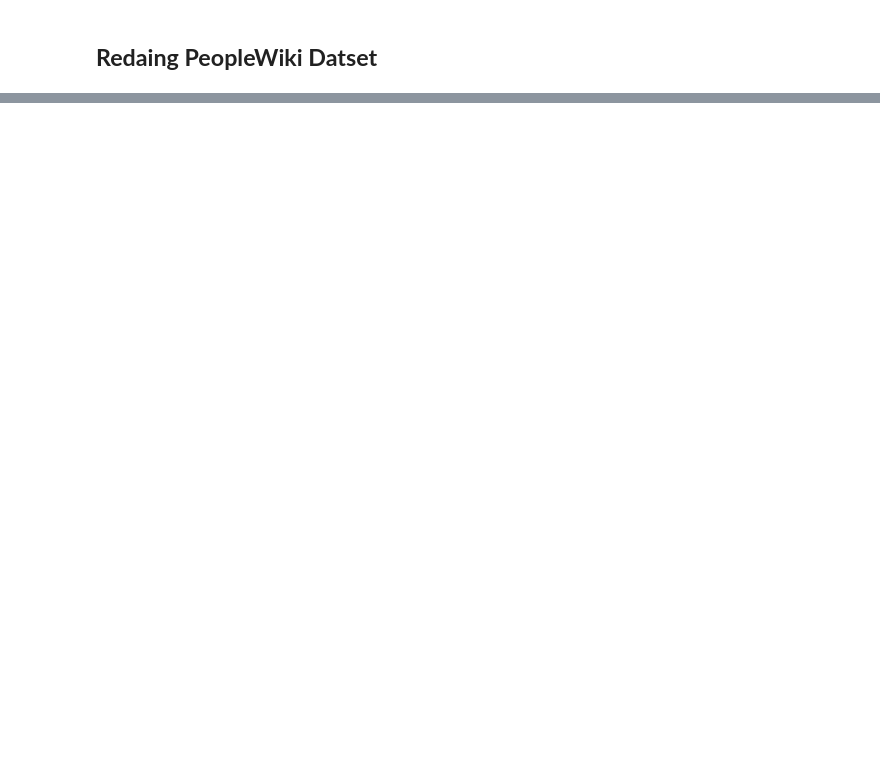
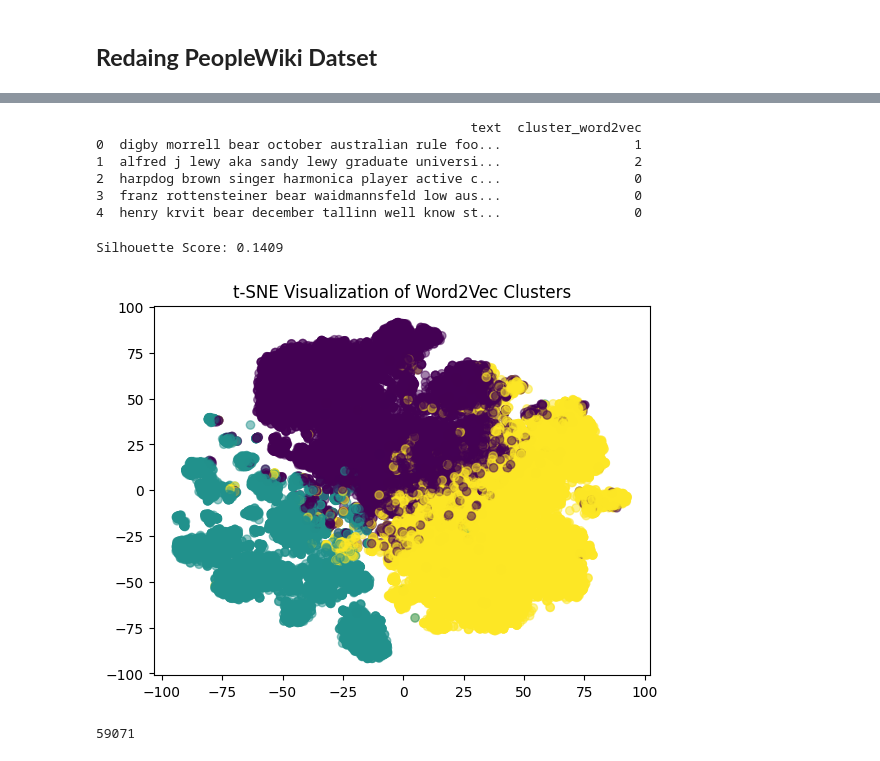
Before and after one commit to ali2yman/Text-Clustering-Project, a Jupyter notebook: Reading_data.ipynb, the cells around one changed output, grey strips where cells are left out. Cells and saved outputs as stored; diff of their text form; code cells hidden in the pictures; blank space fills up the shorter version.

```diff
--- a/Reading_data.ipynb
+++ b/Reading_data.ipynb
@@ -31,0 +363,2 @@ people_wiki_df.head(3)
+# %%
+df_imported = pd.read_csv('data/preprocessed_people_wiki.csv')
@@ -31,0 +398,60 @@ people_wiki_df.head(3)
+# %%
+import numpy as np
+
+def document_vector(doc, model):
+    """Compute the mean Word2Vec vector for a document."""
+    words = [word for word in doc.split() if word in model]
+    if not words:
+        return np.zeros(model.vector_size)
+    return np.mean([model[word] for word in words], axis=0)
+
+# Apply to your dataset (assuming text column is 'text')
+df_imported['embedding'] = df_imported['text'].apply(lambda x: document_vector(x, word2vec_model))
+
+# Convert to matrix for clustering
+X_word2vec = np.vstack(df_imported['embedding'].values)
+# %%
+from sklearn.cluster import KMeans
+
+# Define number of clusters (use elbow method again if needed)
+k = 3
+kmeans = KMeans(n_clusters=k, random_state=42)
+df_imported['cluster_word2vec'] = kmeans.fit_predict(X_word2vec)
+
+# Check the results
+print(df_imported[['text', 'cluster_word2vec']].head())
+# %% [output]
+                                                text  cluster_word2vec
+0  digby morrell bear october australian rule foo...                 1
+1  alfred j lewy aka sandy lewy graduate universi...                 2
+2  harpdog brown singer harmonica player active c...                 0
+3  franz rottensteiner bear waidmannsfeld low aus...                 0
+4  henry krvit bear december tallinn well know st...                 0
+# %%
+from sklearn.metrics import silhouette_score
+
+# tfidf_matrix or word2vec_matrix (your feature matrix)
+# cluster_labels (your model's predicted clusters)
+
+score = silhouette_score(X_word2vec, df_imported['cluster_word2vec'])
+print(f"Silhouette Score: {score:.4f}")
+# %% [output]
+Silhouette Score: 0.1409
+# %%
+from sklearn.manifold import TSNE
+import matplotlib.pyplot as plt
+
+# Reduce dimensions
+tsne = TSNE(n_components=2, random_state=42)
+X_tsne = tsne.fit_transform(X_word2vec)
+
+# Plot
+plt.scatter(X_tsne[:, 0], X_tsne[:, 1], c=df_imported['cluster_word2vec'], cmap='viridis', alpha=0.5)
+plt.title("t-SNE Visualization of Word2Vec Clusters")
+plt.show()
+# %% [output]
+[figure, added]
+# %%
+len(df_imported)
+# %% [output]
+59071
```
Also changed, not shown: parts of 36 cells of this notebook, 4 other files.
